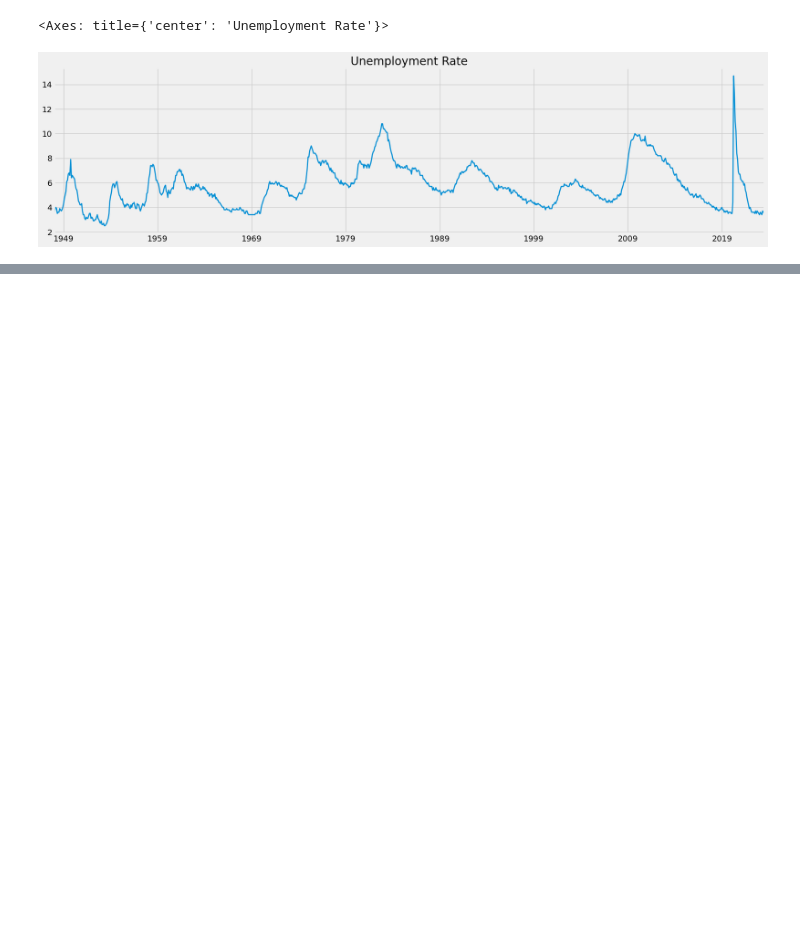
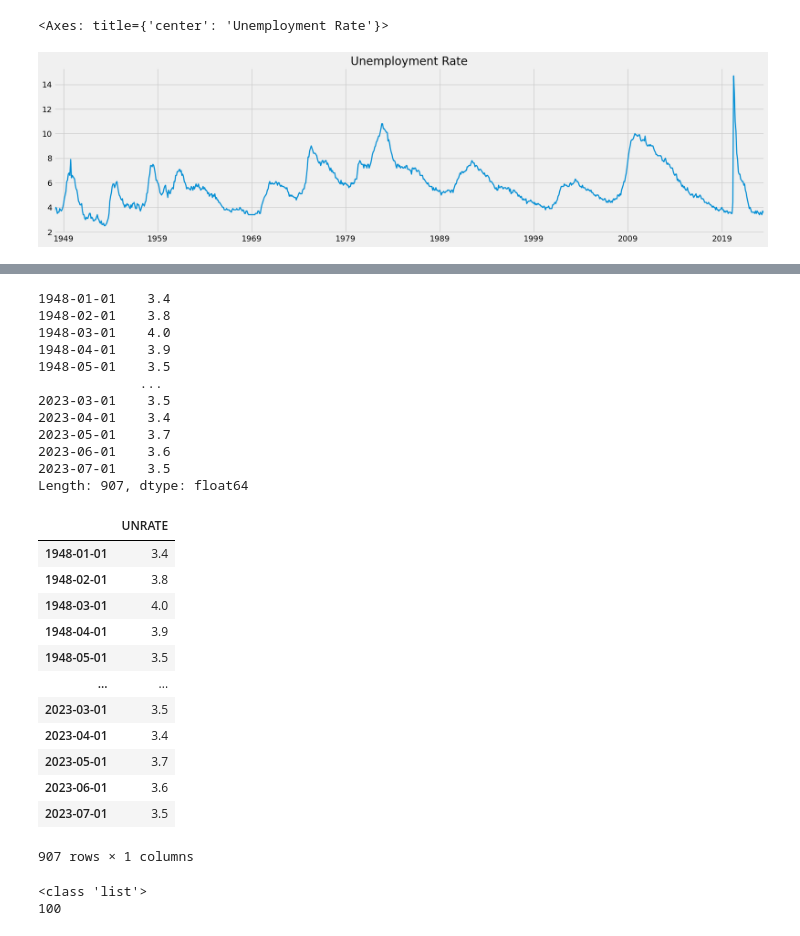
Before and after one commit to WackyChomp/data-analysis, a Jupyter notebook: 1-fred/1-economic-analysis.ipynb, the cells around one changed output, grey strips where cells are left out. Saved outputs shown, nothing was run; the diff lists cells and outputs as text; code cells hidden in the pictures; blank space fills up the shorter version.

Commit message:
Obtaining data from all myid within index with for loop

```diff
--- a/1-fred/1-economic-analysis.ipynb
+++ b/1-fred/1-economic-analysis.ipynb
@@ -180,0 +184,46 @@ Index(['UNRATE', 'LNS14000006', 'CAUR', 'M0892AUSM156SNBR', 'FLUR', 'TXUR',
+# %%
+for myid in unemployment_df.index:
+    results = fred.get_series(myid)
+    break
+# %%
+print(results)
+results.to_frame(name=myid)
+# %% [output]
+1948-01-01    3.4
+1948-02-01    3.8
+1948-03-01    4.0
+1948-04-01    3.9
+1948-05-01    3.5
+             ...
+2023-03-01    3.5
+2023-04-01    3.4
+2023-05-01    3.7
+2023-06-01    3.6
+2023-07-01    3.5
+Length: 907, dtype: float64
+|  | UNRATE |
+| 1948-01-01 | 3.4 |
+| 1948-02-01 | 3.8 |
+| 1948-03-01 | 4.0 |
+| 1948-04-01 | 3.9 |
+| 1948-05-01 | 3.5 |
+| ... | ... |
+| 2023-03-01 | 3.5 |
+| 2023-04-01 | 3.4 |
+| 2023-05-01 | 3.7 |
+| 2023-06-01 | 3.6 |
+| 2023-07-01 | 3.5 |
+907 rows × 1 columns
+# %%
+all_results = []
+
+for myid in unemployment_df.index:
+    results = fred.get_series(myid)
+    results = results.to_frame(name=myid)
+    all_results.append(results)
+
+print(type(all_results))
+print(len(all_results))
+# %% [output]
+<class 'list'>
+100
```
Also changed, not shown: parts of 9 cells of this notebook.
